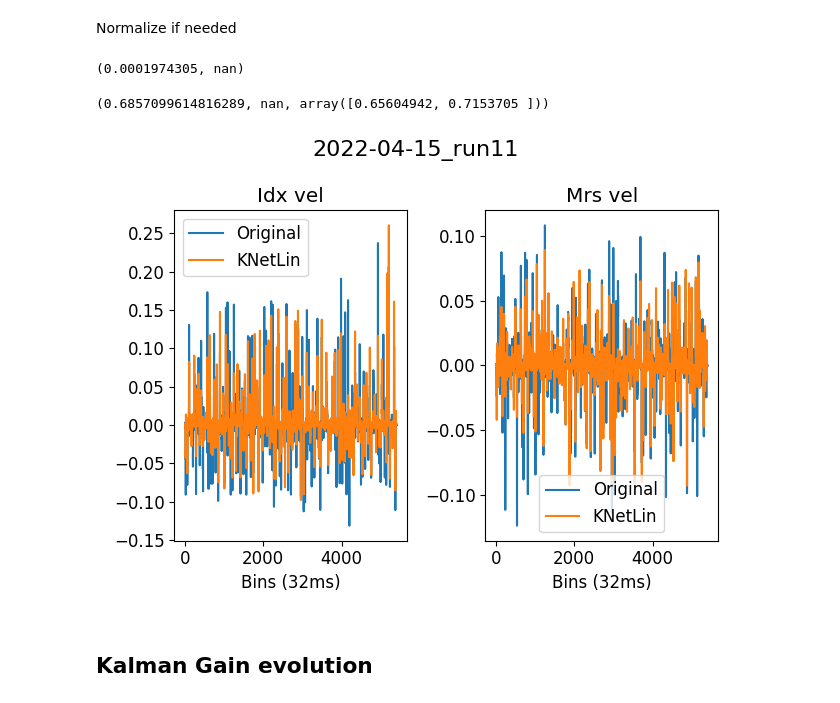
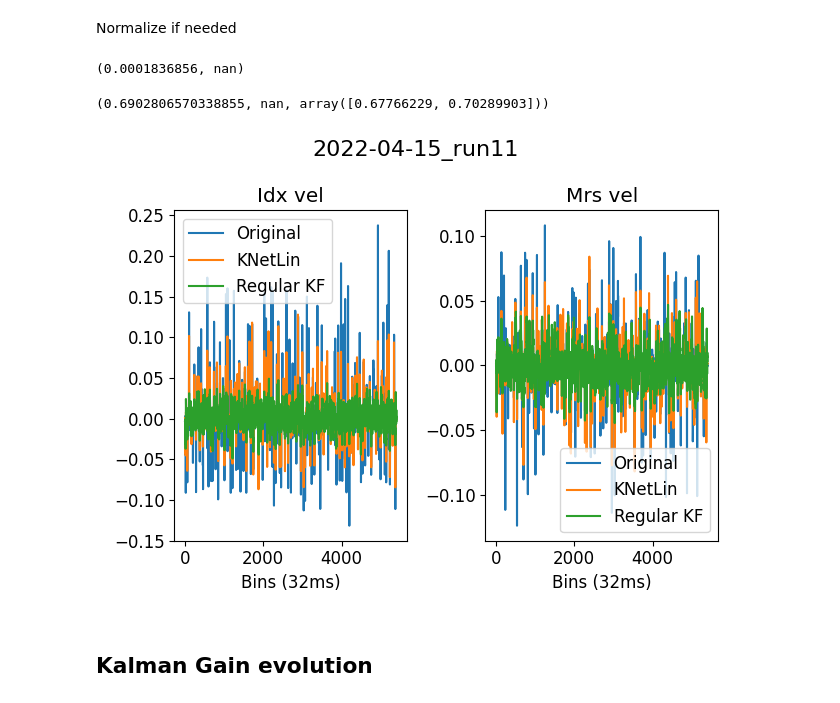
Before and after one commit to JapmanGill/BIOMEDE-517-Project, a Jupyter notebook: evaluation/evaluate_linear_ff.ipynb, the cells around one changed output. Cells and saved outputs as stored; diff of their text form; code cells hidden in the pictures.

```diff
--- a/evaluation/evaluate_linear_ff.ipynb
+++ b/evaluation/evaluate_linear_ff.ipynb
@@ -33,7 +33,7 @@ def kalman_filter(x0, X, Y,A,C,Q,W):
         P_t_t = (np.eye(X.shape[1]) - Kt @ C) @ P_t_t1
     return x_values, kgain
 # %%
-filename = "..\models\pipeline_KNet_fingflexion_07_04_22__12_58_38"
+filename = "..\models\pipeline_KNet_fingflexion_07_06_22__12_27_16"
 date = "2022-04-15_run11"
 mat_filepath = f"../data/{date}/batch_data_32ms_12chan_50bins_nonoverlapping_onlyvel.mat"
 pipeline = torch.load(filename)
@@ -81,30 +81,30 @@ kgain_knet = kgain_knet.detach().numpy()
 mse = ((x_knet - X_test)**2).mean(axis=0)
 np.mean(mse[:2]), np.mean(mse[2:])
 # %% [output]
-(0.0001974305, nan)
+(0.0001836856, nan)
 # %%
 corr = compute_correlation(x_knet.T, X_test.T)
 np.mean(corr[:2]), np.mean(corr[2:]), corr
 # %% [output]
-(0.6857099614816289, nan, array([0.65604942, 0.7153705 ]))
+(0.6902806570338855, nan, array([0.67766229, 0.70289903]))
 # %%
 fig = plt.figure()
 fig.suptitle(f'{date}', fontsize=16)
 titles = ["Idx pos", "Mrs pos", "Idx vel","Mrs vel"]
 titles = [ "Idx vel","Mrs vel"]
 for i in range(2):
     plt.subplot(121+i)
     plt.plot(X_test[:,i])
     plt.plot(x_knet[:,i])
-    # plt.plot(x_kf[:,i])
+    plt.plot(x_kf[:,i])
     # if i ==3:
     plt.legend(["Original","KNetLin", "Regular KF"])
     plt.xlabel("Bins (32ms)")
     # plt.xlim(100, 1600)
     plt.title(titles[i])
 fig.tight_layout() # Or equivalently,  "plt.tight_layout()"
 # %% [output]
-[figure, old version]
+[figure, new version]
 # %% [markdown]
 ## Kalman Gain evolution
 # %%
```
Also changed, not shown: parts of 2 cells of this notebook, 6 other files.
